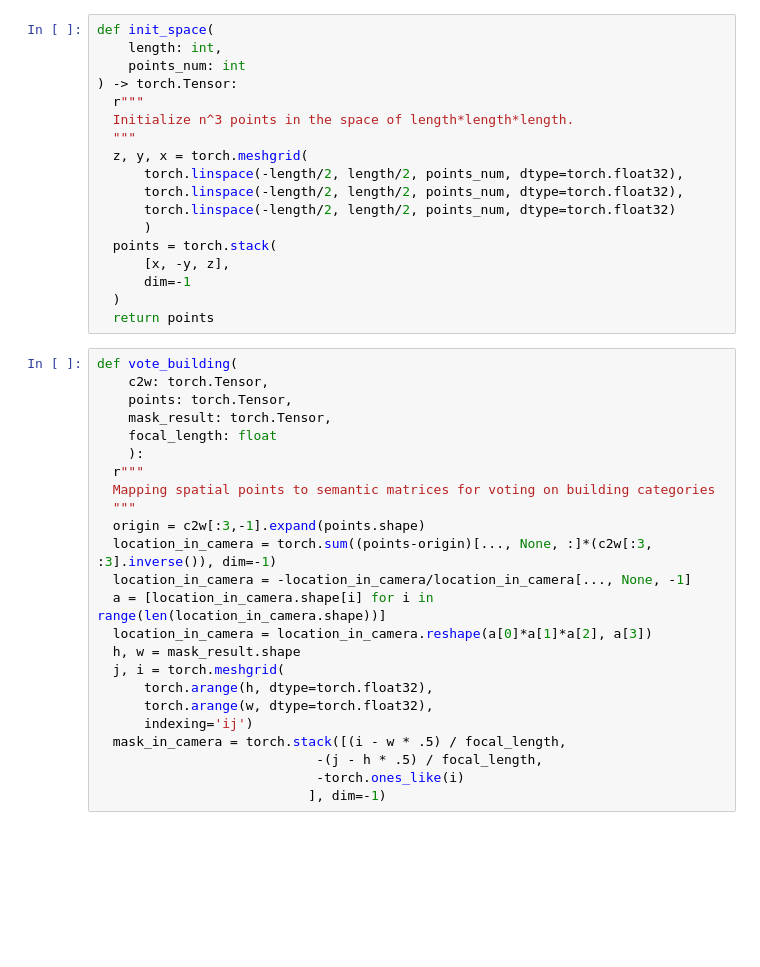
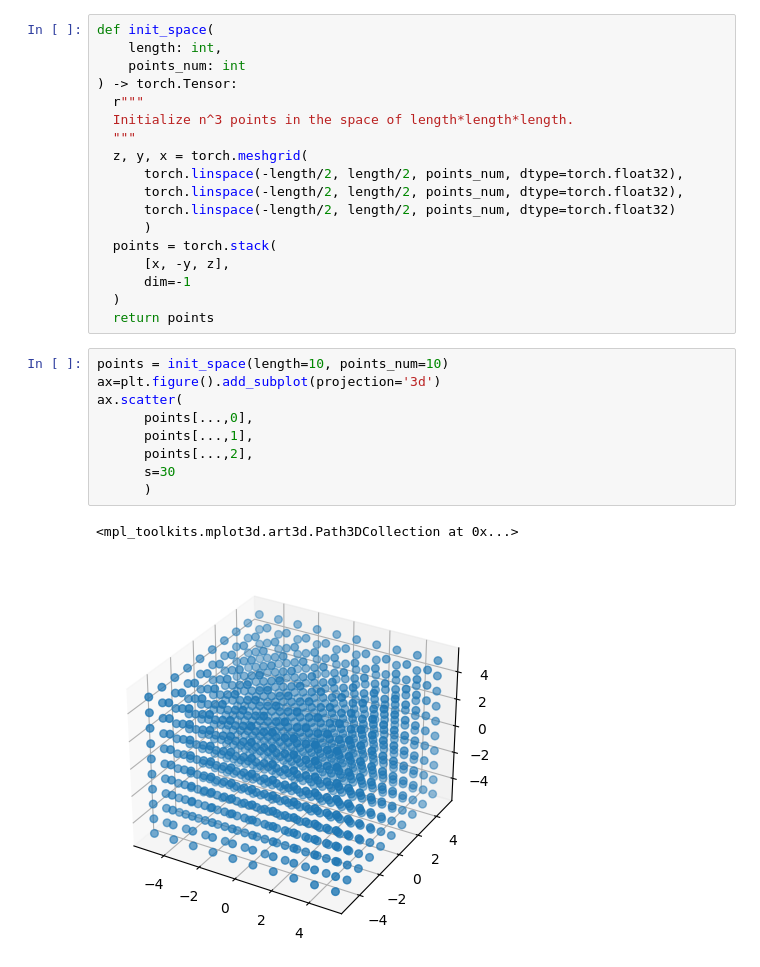
Before and after one commit to chunming1022/segmantic-in-nerf, a Jupyter notebook: w2c.ipynb, the cells around one changed output. Drawn from its saved outputs; the diff is of its cells as text; blank space fills up the shorter version.

```diff
--- a/w2c.ipynb
+++ b/w2c.ipynb
@@ -71,27 +85,15 @@ def init_space(
       dim=-1
   )
   return points
-# %%
-def vote_building(
-    c2w: torch.Tensor,
-    points: torch.Tensor,
-    mask_result: torch.Tensor,
-    focal_length: float
-    ):
-  r"""
-  Mapping spatial points to semantic matrices for voting on building categories
-  """
-  origin = c2w[:3,-1].expand(points.shape)
-  location_in_camera = torch.sum((points-origin)[..., None, :]*(c2w[:3, :3].inverse()), dim=-1)
-  location_in_camera = -location_in_camera/location_in_camera[..., None, -1]
-  a = [location_in_camera.shape[i] for i in range(len(location_in_camera.shape))]
-  location_in_camera = location_in_camera.reshape(a[0]*a[1]*a[2], a[3])
-  h, w = mask_result.shape
-  j, i = torch.meshgrid(
-      torch.arange(h, dtype=torch.float32),
-      torch.arange(w, dtype=torch.float32),
-      indexing='ij')
-  mask_in_camera = torch.stack([(i - w * .5) / focal_length,
-                            -(j - h * .5) / focal_length,
-                            -torch.ones_like(i)
-                           ], dim=-1)
+# %%
+points = init_space(length=10, points_num=10)
+ax=plt.figure().add_subplot(projection='3d')
+ax.scatter(
+      points[...,0],
+      points[...,1],
+      points[...,2],
+      s=30
+      )
+# %% [output]
+<mpl_toolkits.mplot3d.art3d.Path3DCollection at 0x...>
+[figure, added]
```
Also changed, not shown: parts of 13 cells of this notebook.
